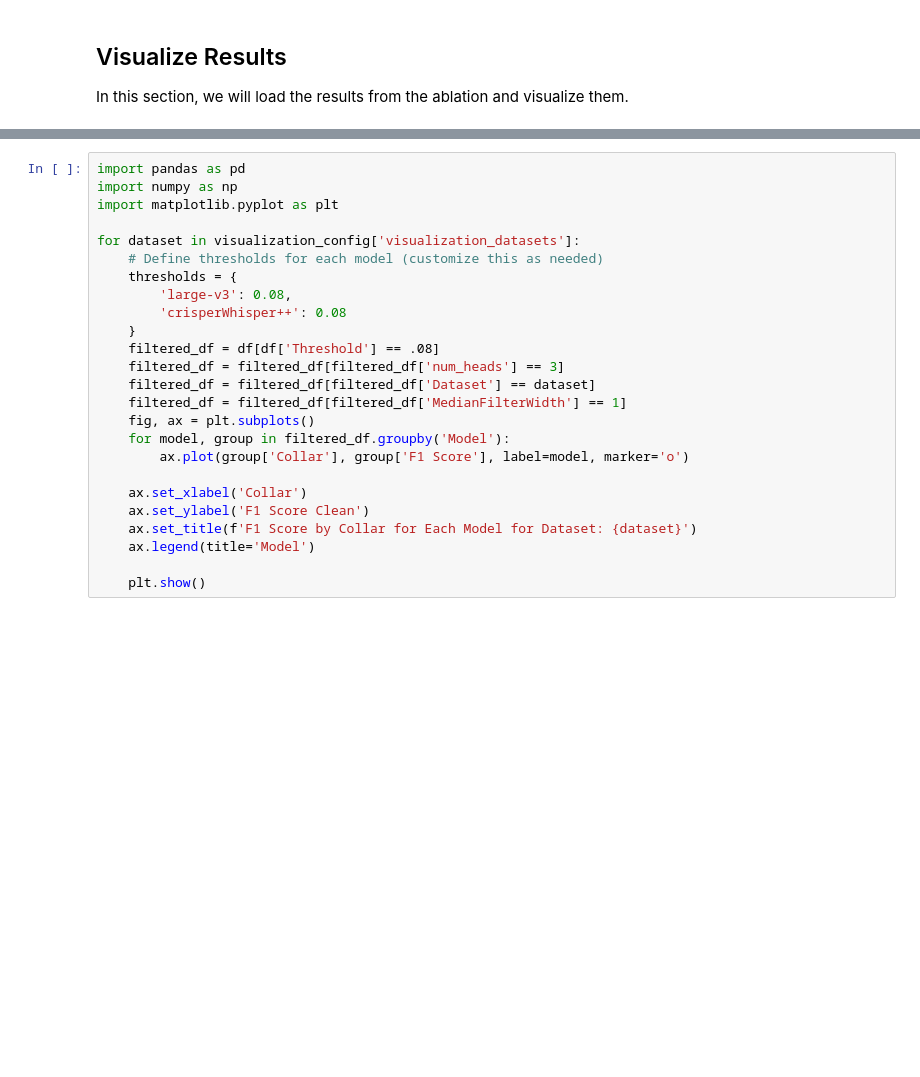
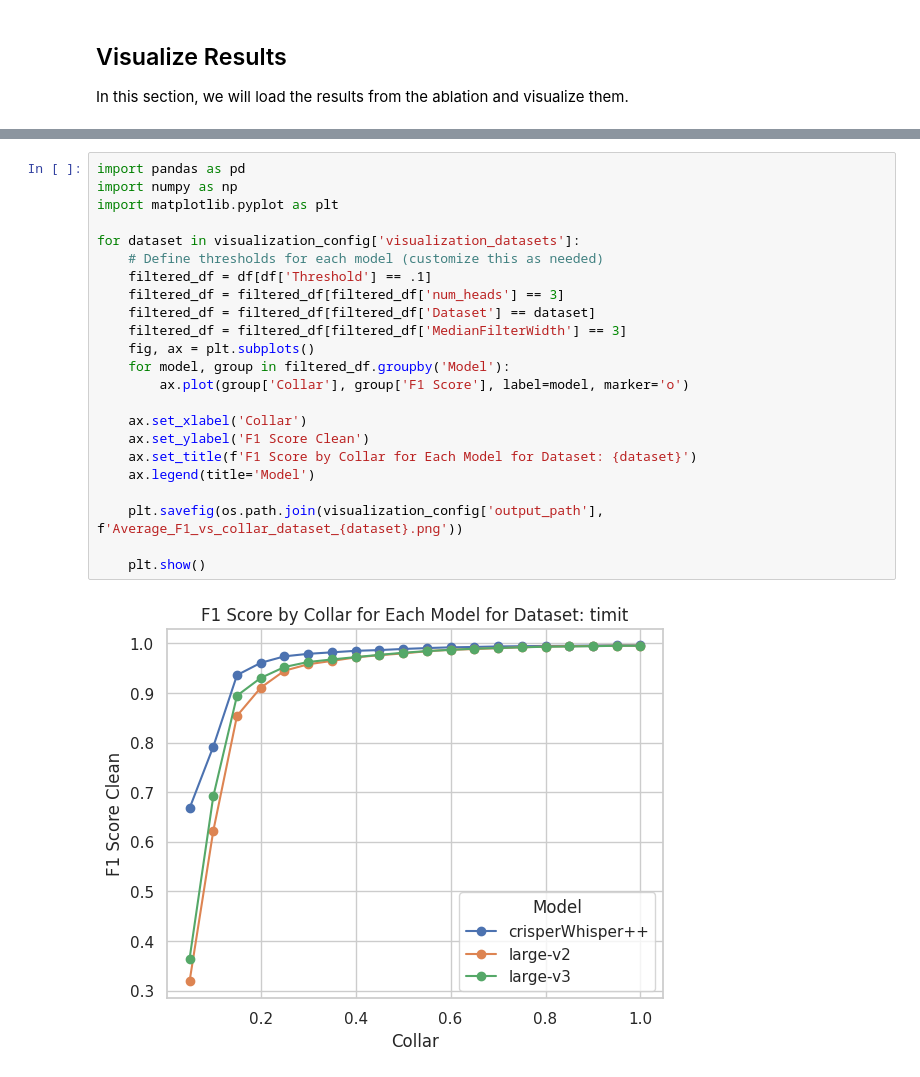
Before and after one commit to nyrahealth/CrisperWhisper, a Jupyter notebook: run_experiments/Segmentation_experiments.ipynb, the cells around one changed output, grey strips where cells are left out. Drawn from its saved outputs; the diff is of its cells as text; blank space fills up the shorter version.

```diff
--- a/run_experiments/Segmentation_experiments.ipynb
+++ b/run_experiments/Segmentation_experiments.ipynb
@@ -511,25 +635,25 @@ for dataset in visualization_config['visualization_datasets']:
 # %%
 import pandas as pd
 import numpy as np
 import matplotlib.pyplot as plt
 
 for dataset in visualization_config['visualization_datasets']:
     # Define thresholds for each model (customize this as needed)
-    thresholds = {
-        'large-v3': 0.08,
-        'crisperWhisper++': 0.08
-    }
-    filtered_df = df[df['Threshold'] == .08]
+    filtered_df = df[df['Threshold'] == .1]
     filtered_df = filtered_df[filtered_df['num_heads'] == 3]
     filtered_df = filtered_df[filtered_df['Dataset'] == dataset]
-    filtered_df = filtered_df[filtered_df['MedianFilterWidth'] == 1]
+    filtered_df = filtered_df[filtered_df['MedianFilterWidth'] == 3]
     fig, ax = plt.subplots()
     for model, group in filtered_df.groupby('Model'):
         ax.plot(group['Collar'], group['F1 Score'], label=model, marker='o')
 
     ax.set_xlabel('Collar')
     ax.set_ylabel('F1 Score Clean')
     ax.set_title(f'F1 Score by Collar for Each Model for Dataset: {dataset}')
     ax.legend(title='Model')
 
+    plt.savefig(os.path.join(visualization_config['output_path'], f'Average_F1_vs_collar_dataset_{dataset}.png'))
+
     plt.show()
+# %% [output]
+[figure, added]
```
Also changed, not shown: parts of 21 cells of this notebook, 24 other files.
